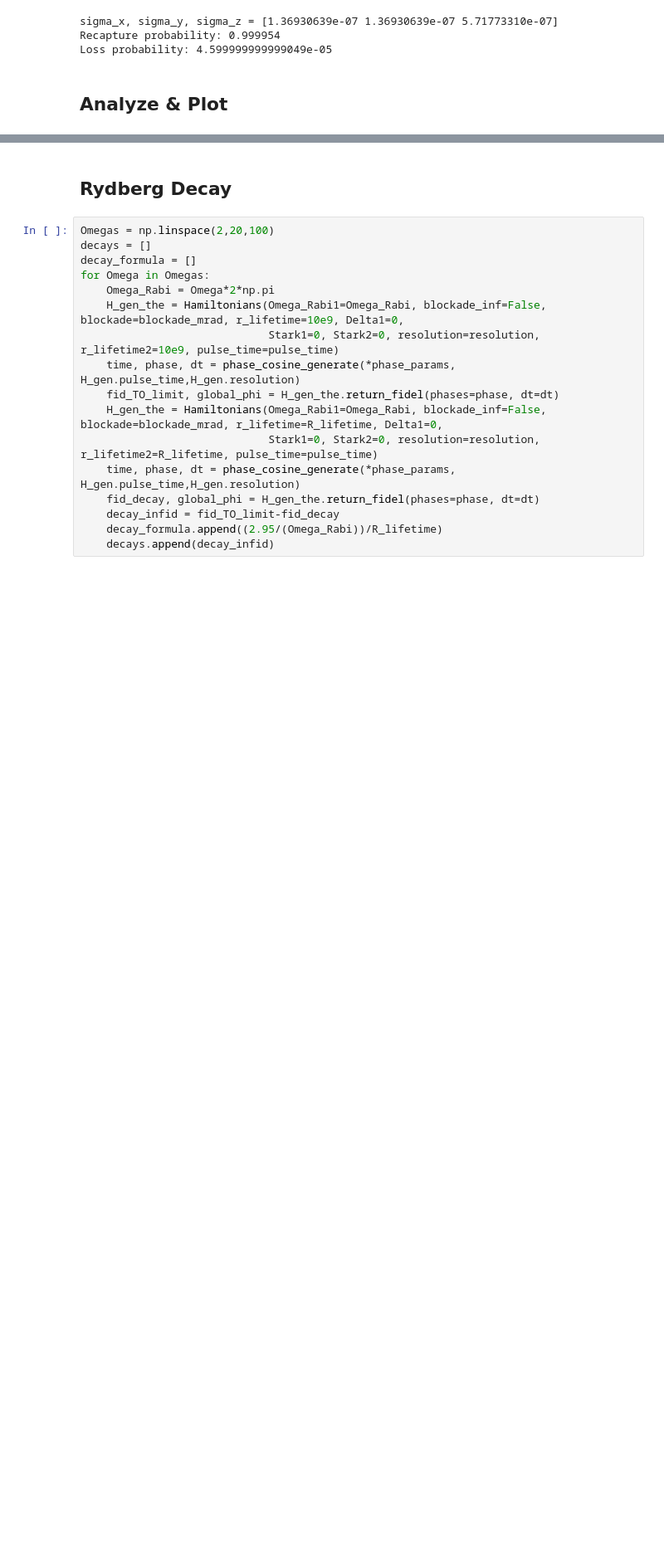
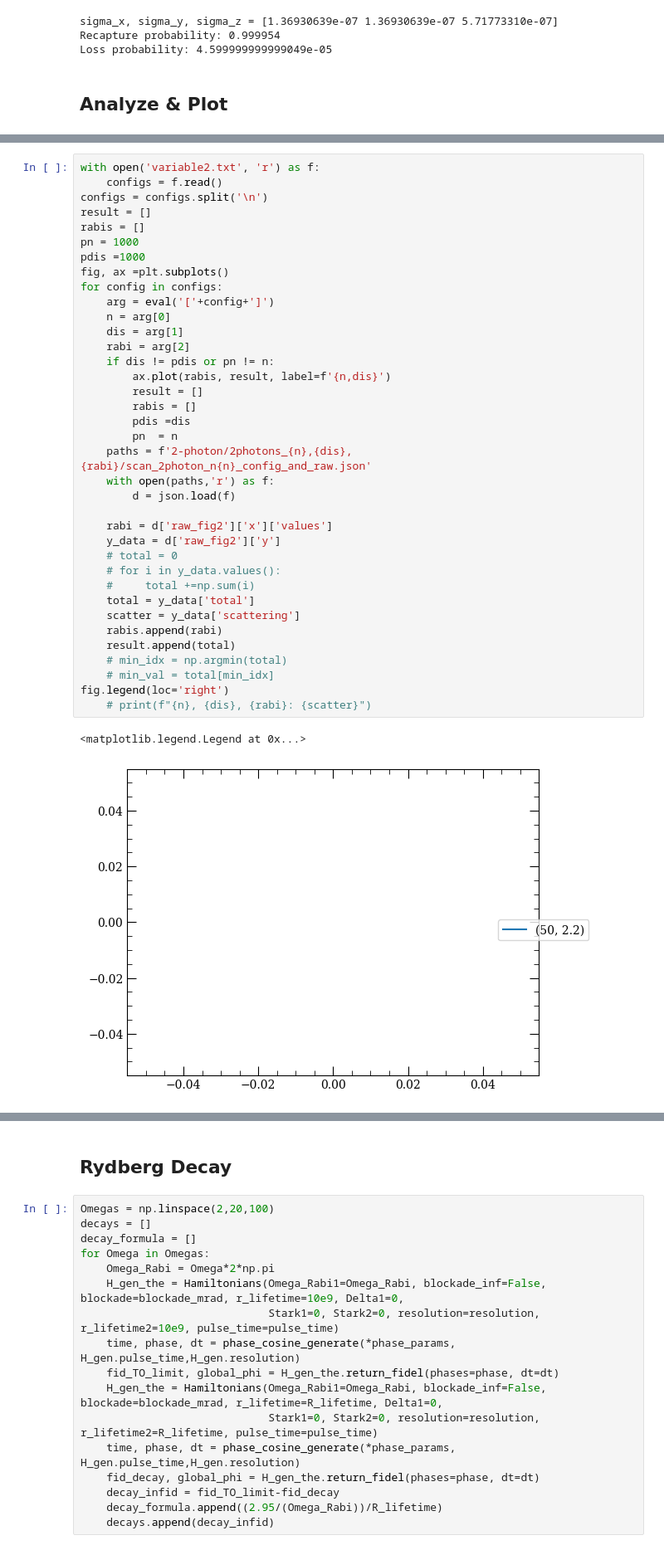
Before and after one commit to Linipun/GateError, a Jupyter notebook: budget.ipynb, the cells around one changed output, grey strips where cells are left out. Shown at 83% size. Cells and saved outputs as stored; diff of their text form; blank space fills up the shorter version.

```diff
--- a/budget.ipynb
+++ b/budget.ipynb
@@ -1174,0 +1272,40 @@ print(result['x_detuning'])
+# %%
+with open('variable2.txt', 'r') as f:
+    configs = f.read()
+configs = configs.split('\n')
+result = []
+rabis = []
+pn = 1000
+pdis =1000
+fig, ax =plt.subplots()
+for config in configs:
+    arg = eval('['+config+']')
+    n = arg[0]
+    dis = arg[1]
+    rabi = arg[2]
+    if dis != pdis or pn != n:
+        ax.plot(rabis, result, label=f'{n,dis}')
+        result = []
+        rabis = []
+        pdis =dis
+        pn  = n
+    paths = f'2-photon/2photons_{n},{dis},{rabi}/scan_2photon_n{n}_config_and_raw.json'
+    with open(paths,'r') as f:
+        d = json.load(f)
+
+    rabi = d['raw_fig2']['x']['values']
+    y_data = d['raw_fig2']['y']
+    # total = 0
+    # for i in y_data.values():
+    #     total +=np.sum(i)
+    total = y_data['total']
+    scatter = y_data['scattering']
+    rabis.append(rabi)
+    result.append(total)
+    # min_idx = np.argmin(total)
+    # min_val = total[min_idx]
+fig.legend(loc='right')
+    # print(f"{n}, {dis}, {rabi}: {scatter}")
+# %% [output]
+<matplotlib.legend.Legend at 0x...>
+[figure, added]
```
Also changed, not shown: parts of 18 cells of this notebook, 5 other files.
